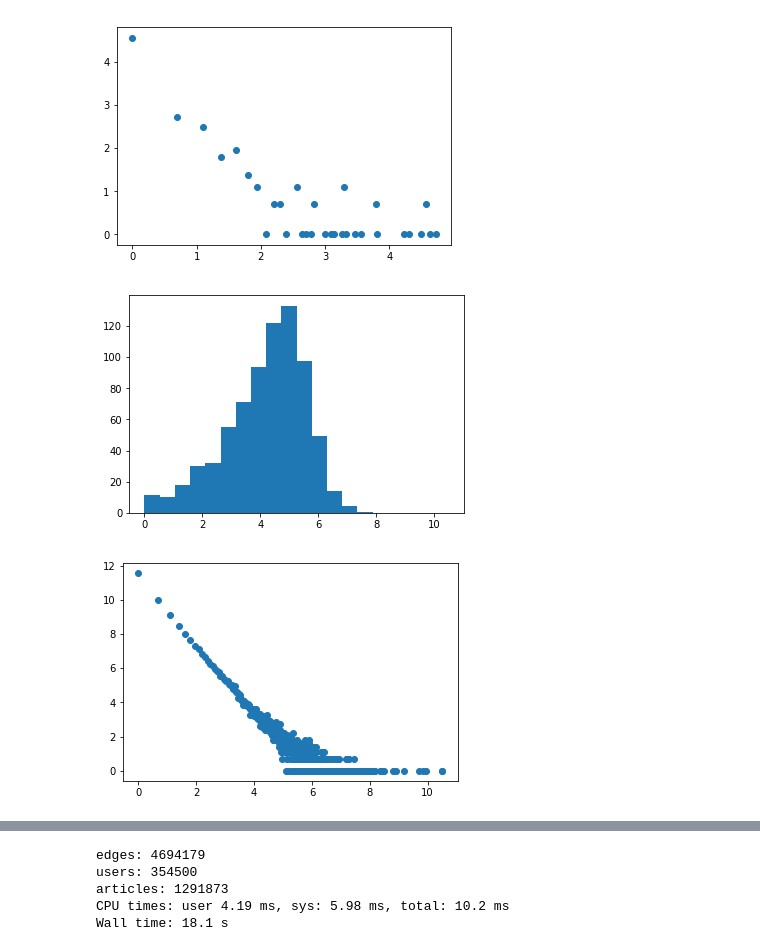
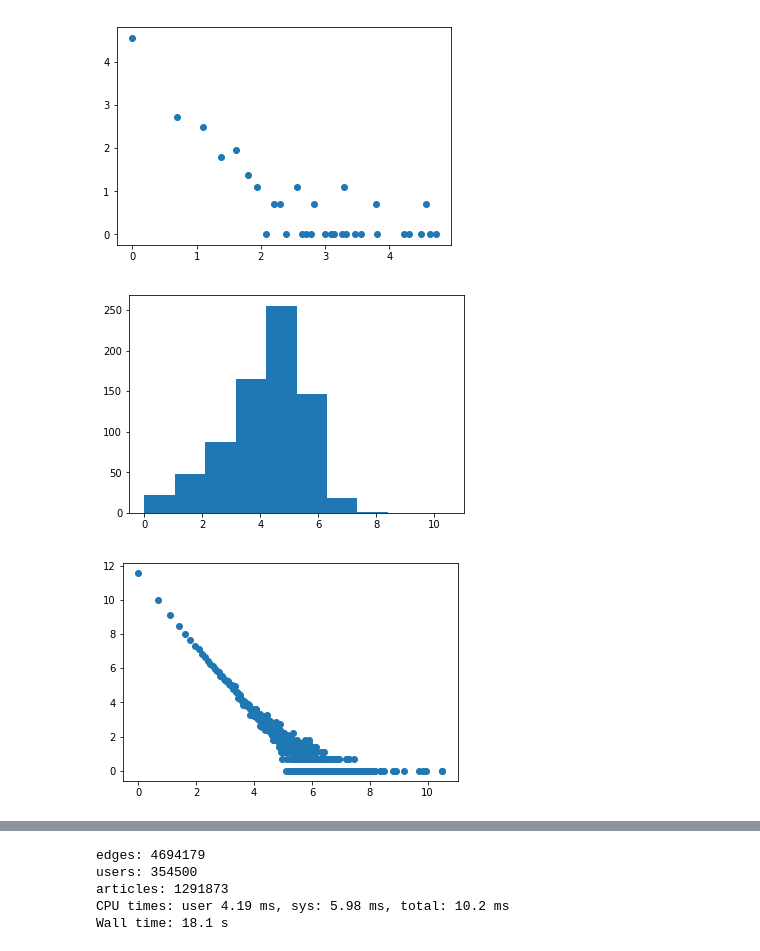
Before and after one commit to cs224w-f18-wikipedia-retention/wikipedia-retention, a Jupyter notebook: notebooks/1.0-amiyaguchi-exploration-degrees.ipynb, the cells around one changed output, grey strips where cells are left out. Drawn from its saved outputs; the diff is of its cells as text; code cells hidden in the pictures.

```diff
--- a/notebooks/1.0-amiyaguchi-exploration-degrees.ipynb
+++ b/notebooks/1.0-amiyaguchi-exploration-degrees.ipynb
@@ -166,12 +169,13 @@ plt.show()
 [figure]
 [figure]
 # %%
-test = df[df.period == labels[15]]
-plt.hist(np.log(test.degree), bins=20, weights=np.log(test['count']))
+sample = df[df.period == labels[15]]
+
+plt.hist(np.log(sample.degree), bins=10, weights=np.log(sample.n_users))
 plt.show()
 
-plt.scatter(np.log(test.degree), np.log(test['count']))
+plt.scatter(np.log(sample.degree), np.log(sample.n_users))
 plt.show()
 # %% [output]
-[figure, old version]
+[figure, new version]
 [figure]
```
Also changed, not shown: parts of 13 cells of this notebook, 1 other file.
